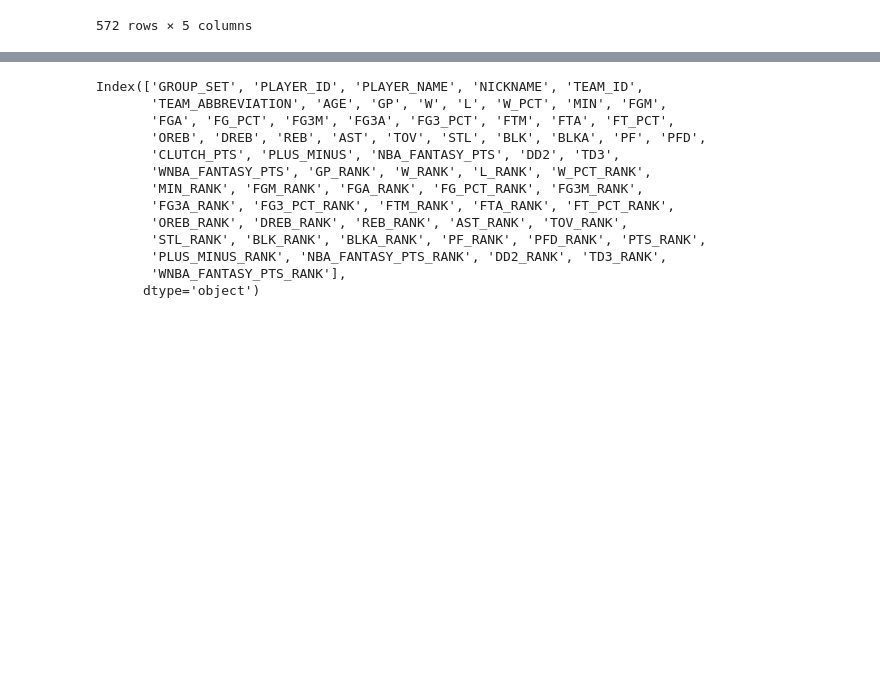
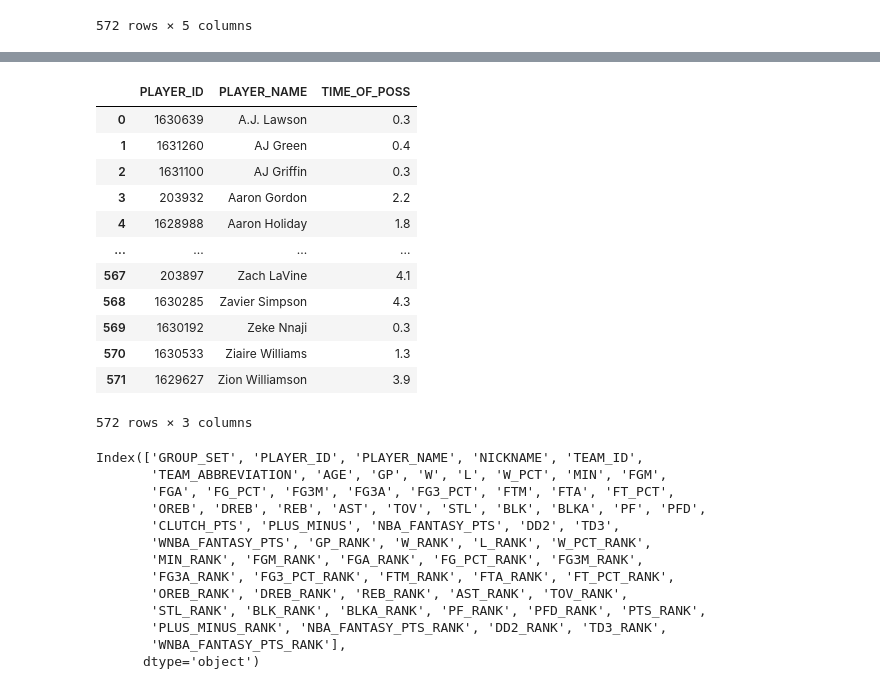
Before and after one commit to rqian239/NBA-Playstyle-Profiler, a Jupyter notebook: notebooks/data_scraping/get_player_data.ipynb, the cells around one changed output, grey strips where cells are left out. Drawn from its saved outputs; the diff is of its cells as text; code cells hidden in the pictures; blank space fills up the shorter version.

```diff
--- a/notebooks/data_scraping/get_player_data.ipynb
+++ b/notebooks/data_scraping/get_player_data.ipynb
@@ -644,3 +662,23 @@ post_touch_player_stats_filtered_df
+# %%
+possession_columns_to_keep = player_columns + ['TIME_OF_POSS']
+# %%
+# Filter out the possession stats df for our columns
+possessions_player_stats_filtered_df = possessions_player_stats_df[possession_columns_to_keep]
+possessions_player_stats_filtered_df
+# %% [output]
+|  | PLAYER_ID | PLAYER_NAME | TIME_OF_POSS |
+| 0 | 1630639 | A.J. Lawson | 0.3 |
+| 1 | 1631260 | AJ Green | 0.4 |
+| 2 | 1631100 | AJ Griffin | 0.3 |
+| 3 | 203932 | Aaron Gordon | 2.2 |
+| 4 | 1628988 | Aaron Holiday | 1.8 |
+| ... | ... | ... | ... |
+| 567 | 203897 | Zach LaVine | 4.1 |
+| 568 | 1630285 | Zavier Simpson | 4.3 |
+| 569 | 1630192 | Zeke Nnaji | 0.3 |
+| 570 | 1630533 | Ziaire Williams | 1.3 |
+| 571 | 1629627 | Zion Williamson | 3.9 |
+572 rows × 3 columns
 # %%
 from nba_api.stats.endpoints import leaguedashplayerclutch
 # %%
```
Also changed, not shown: parts of 6 cells of this notebook.
